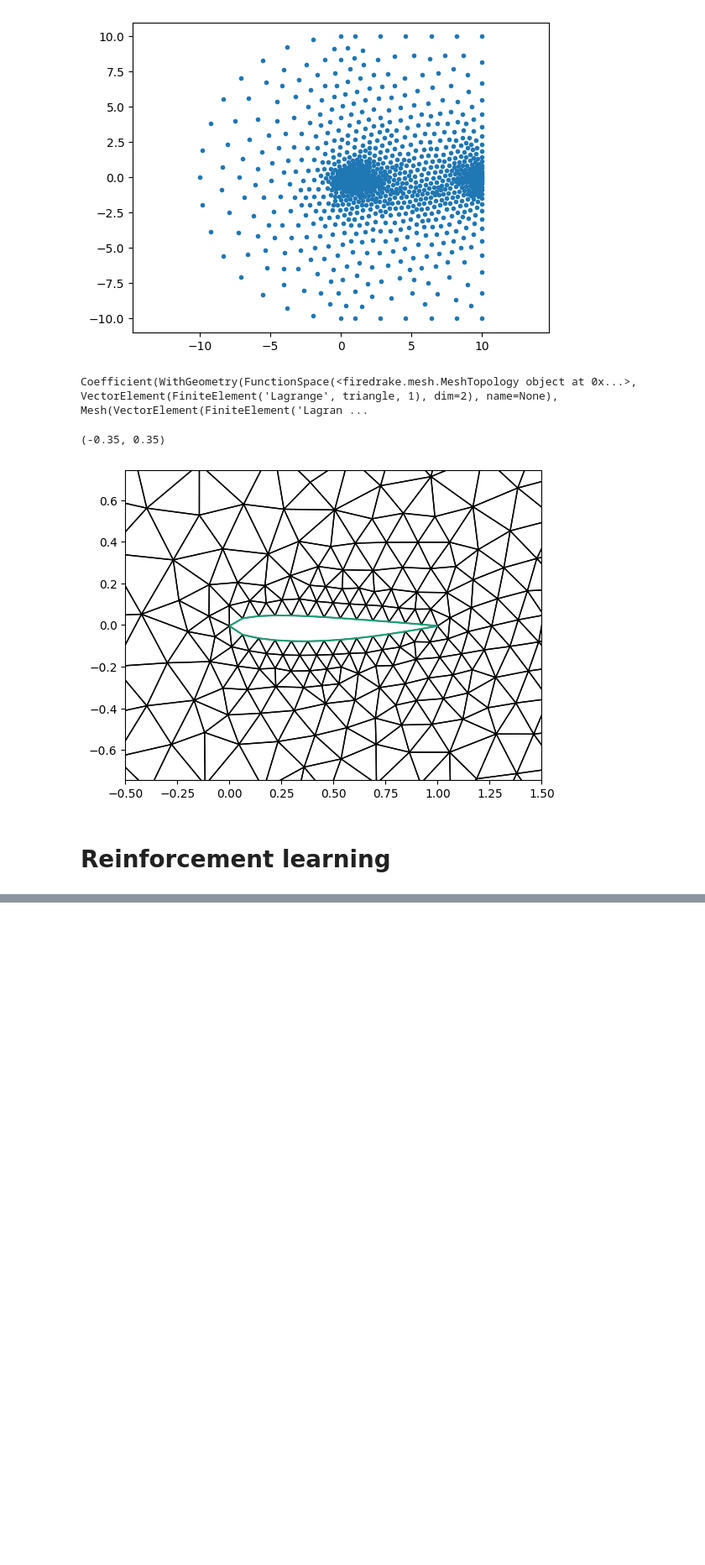
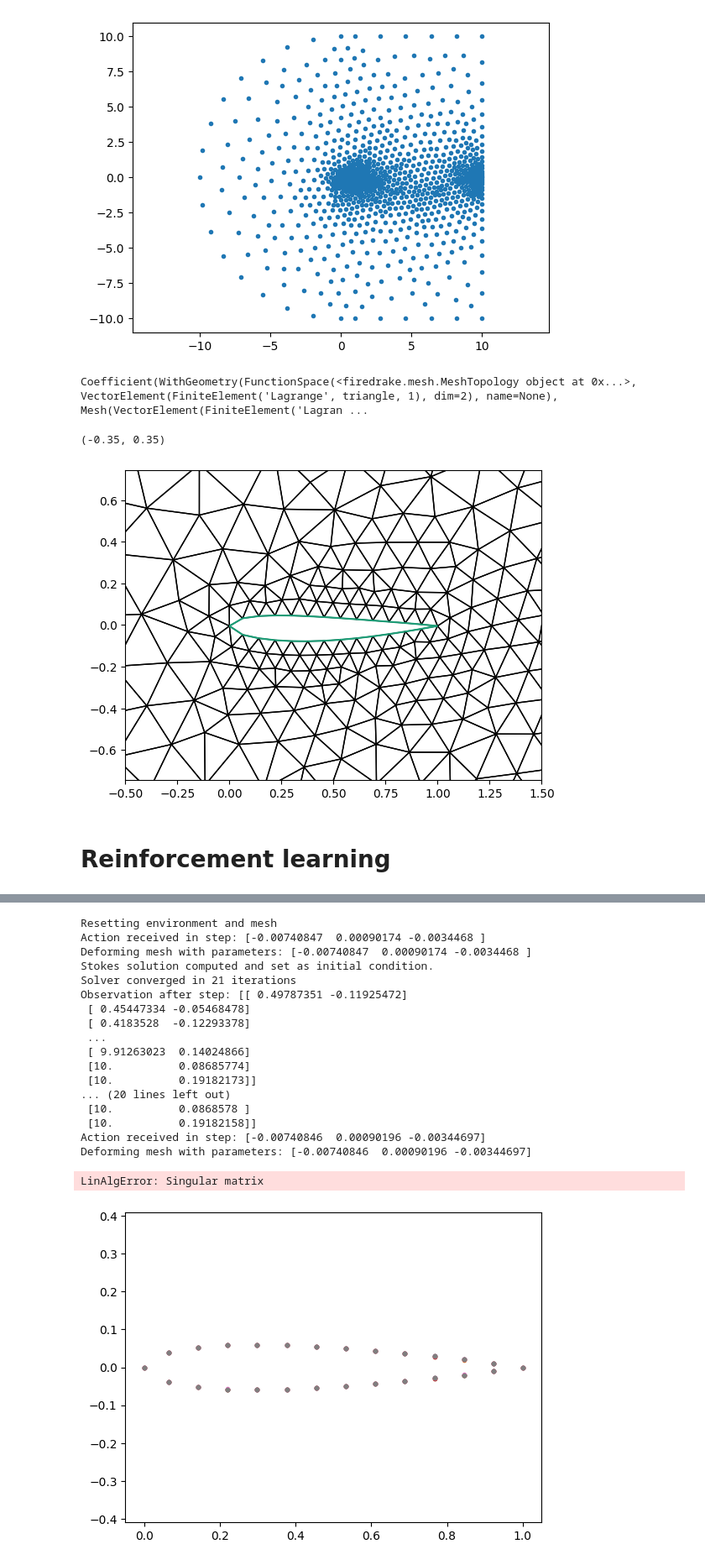
Before and after one commit to gupo33/ProgettoNAPDE, a Jupyter notebook: Progetto Napde.ipynb, the cells around one changed output, grey strips where cells are left out. Shown at 84% size. Drawn from its saved outputs; the diff is of its cells as text; code cells hidden in the pictures; blank space fills up the shorter version.

```diff
--- a/Progetto Napde.ipynb
+++ b/Progetto Napde.ipynb
@@ -550,0 +755,34 @@ Solver converged in 21 iterations
+# %%
+# Reset environment to get initial state
+obs = env3.reset()
+
+# Run the PPO agent to deform the airfoil contour
+for _ in range(100):
+    action, _states = model.predict(obs, deterministic=True)
+    obs, reward, done, info = env3.step(action)
+    if done:
+        break
+
+# The final `obs` contains the optimized control points for the airfoil.
+optimized_control_points = obs
+plt.plot(obs[:,0], obs[:,1])
+# %% [output]
+Resetting environment and mesh
+Action received in step: [-0.00740847  0.00090174 -0.0034468 ]
+Deforming mesh with parameters: [-0.00740847  0.00090174 -0.0034468 ]
+Stokes solution computed and set as initial condition.
+Solver converged in 21 iterations
+Observation after step: [[ 0.49787351 -0.11925472]
+ [ 0.45447334 -0.05468478]
+ [ 0.4183528  -0.12293378]
+ ...
+ [ 9.91263023  0.14024866]
+ [10.          0.08685774]
+ [10.          0.19182173]]
+... (20 lines left out)
+ [10.          0.0868578 ]
+ [10.          0.19182158]]
+Action received in step: [-0.00740846  0.00090196 -0.00344697]
+Deforming mesh with parameters: [-0.00740846  0.00090196 -0.00344697]
+LinAlgError: Singular matrix
+[figure, added]
```
Also changed, not shown: parts of 18 cells of this notebook.
